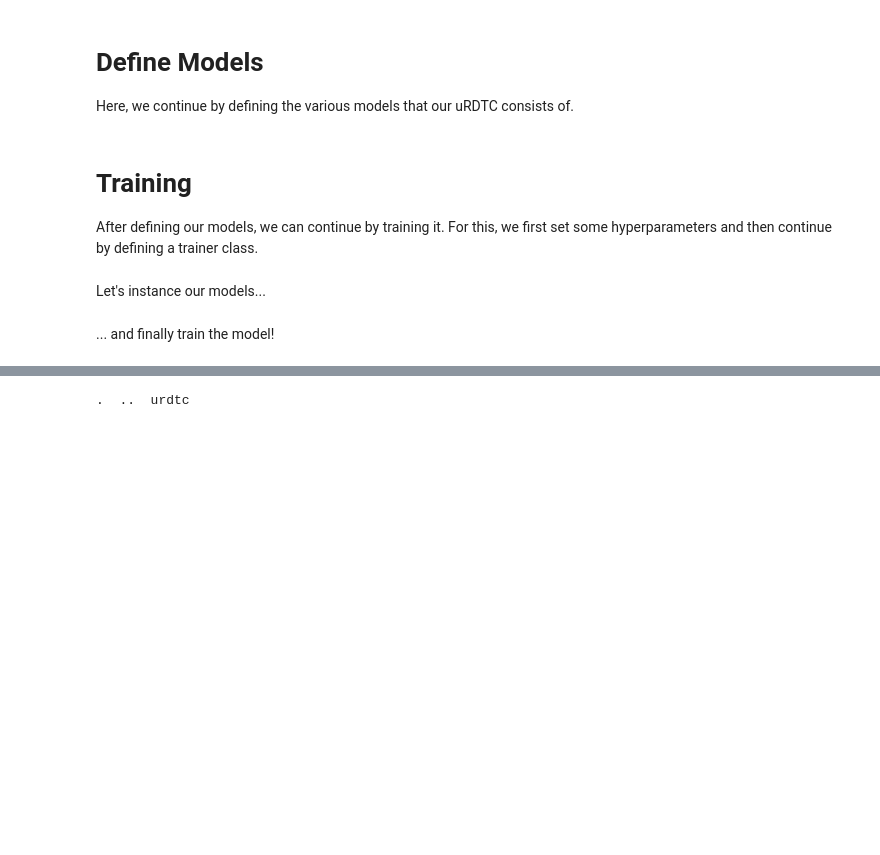
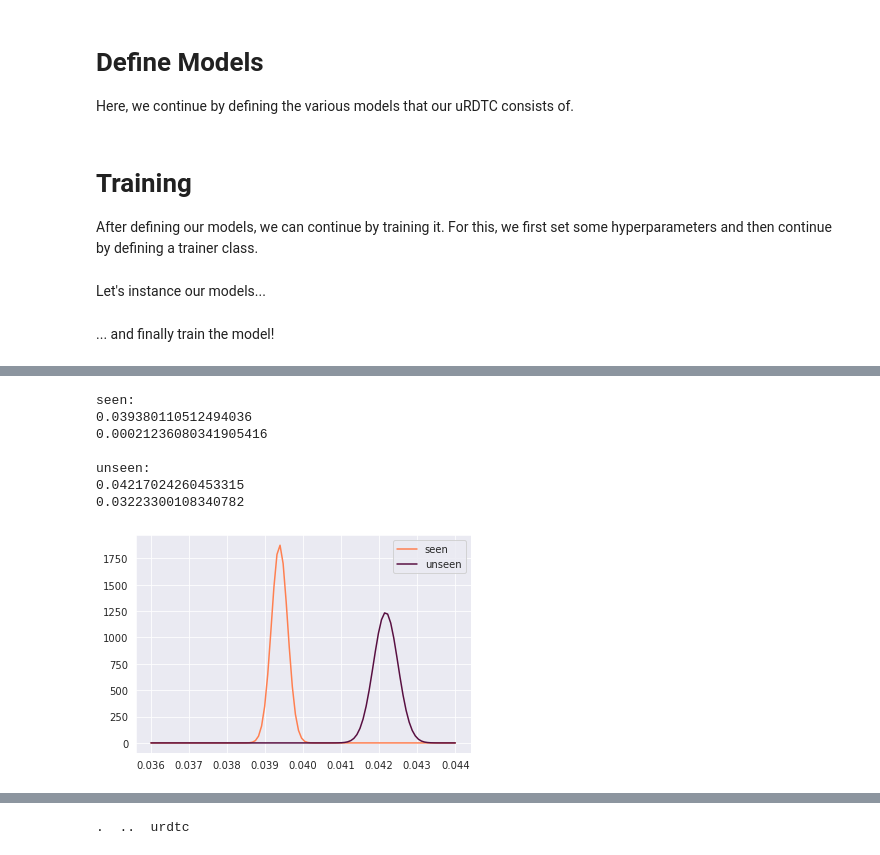
Before and after one commit to stefanwezel/urdtc, a Jupyter notebook: uRDTC.ipynb, the cells around one changed output, grey strips where cells are left out. Cells and saved outputs as stored; diff of their text form; code cells hidden in the pictures; blank space fills up the shorter version.

Commit message:
new figures

```diff
--- a/uRDTC.ipynb
+++ b/uRDTC.ipynb
@@ -1128,7 +1243,7 @@ attribute_coef = 0.2
 # attribute_size = 85#312 #1024
 # attribute_size = 312 #1024
 learning_rate = 0.001
-weight_decay = 0.0
+weight_decay = 0.00001
 step_size = 50
 num_epochs = 2
 max_iters = 10
@@ -1519,17 +1637,17 @@ cnn_out_size = 2048
 
 # initiate the observer classifier model
 model = OC('xoc', len(classes), 'dropoutcnn', in_channels,
-            cnn_out_size, dataset, 3, 40, # 13 worked
+            cnn_out_size, dataset, 2, 40, # 13 worked
             attribute_size, attribute_mtx, attribute_coef,
             hidden_size, tau_initial=5,
             use_pretrained=False, shallow=False)
 
 # load pretrained resnet backbone
 model.cnn = models.resnet152(pretrained=False)
-# model.cnn.fc = nn.Linear(model.cnn.fc.in_features, torch.load('/home/swezel/projects/urdtc/pretrained/cub_resnet152.pkl')['fc.weight'].size(0))
-# model.cnn.load_state_dict(torch.load('/home/swezel/projects/urdtc/pretrained/cub_resnet152.pkl'))
-model.cnn.fc = nn.Linear(model.cnn.fc.in_features, torch.load('/home/swezel/projects/urdtc/pretrained/{}_resnet152.pkl'.format(dataset))['fc.weight'].size(0))
-model.cnn.load_state_dict(torch.load('/home/swezel/projects/urdtc/pretrained/{}_resnet152.pkl'.format(dataset)))
+model.cnn.fc = nn.Linear(model.cnn.fc.in_features, torch.load('/home/swezel/projects/urdtc/pretrained/cub_resnet152.pkl')['fc.weight'].size(0))
+model.cnn.load_state_dict(torch.load('/home/swezel/projects/urdtc/pretrained/cub_resnet152.pkl'))
+# model.cnn.fc = nn.Linear(model.cnn.fc.in_features, torch.load('/home/swezel/projects/urdtc/pretrained/{}_resnet152.pkl'.format(dataset))['fc.weight'].size(0))
+# model.cnn.load_state_dict(torch.load('/home/swezel/projects/urdtc/pretrained/{}_resnet152.pkl'.format(dataset)))
 
 
 model.cnn.fc = nn.Identity()
@@ -1621,0 +1740,43 @@ Accuracy (test), Top1: 76.16%, Top5: 91.44%
+# %%
+seen_sigmas = []
+unseen_sigmas = []
+
+for batch_index in range(len(model.labels_list)):
+    for inner_batch_index in range(model.labels_list[batch_index].size(0)):
+        class_label = model.labels_list[batch_index][inner_batch_index].item()
+#         if class_label <= 151:
+        if class_label not in [11,18,19,25,26,28,30,31,32,41,74,75,98,113,138,139,161,177,180,182,183,192,199,177]:
+            seen_sigmas.append(model.sigmas_list[batch_index][inner_batch_index].mean().item())
+        else:
+            unseen_sigmas.append(model.sigmas_list[batch_index][inner_batch_index].mean().item())
+
+seen_sigmas = np.array(seen_sigmas)
+unseen_sigmas = np.array(unseen_sigmas)
+print('seen:')
+print(seen_sigmas.mean())
+print(seen_sigmas.std())
+print('\nunseen:')
+print(unseen_sigmas.mean())
+print(unseen_sigmas.std())
+# for plotting
+sns.set_style('darkgrid')
+x_min = 0.036#np.concatenate((seen_sigmas, unseen_sigmas)).min()
+x_max = 0.044#np.concatenate((seen_sigmas, unseen_sigmas)).max()
+x = np.linspace(x_min, x_max, 100)
+y_seen = scipy.stats.norm.pdf(x,seen_sigmas.mean(),seen_sigmas.std())
+y_unseen = scipy.stats.norm.pdf(x,unseen_sigmas.mean(), unseen_sigmas.std()/100)
+
+
+plt.plot(x,y_seen, color='coral', label = 'seen')
+plt.plot(x,y_unseen, color='xkcd:plum', label = 'unseen')
+plt.legend()
+plt.savefig(figure_path + 'zero_shot_uncertainty.pdf',bbox_inches='tight')
+# %% [output]
+seen:
+0.039380110512494036
+0.00021236080341905416
+
+unseen:
+0.04217024260453315
+0.03223300108340782
+[figure, added]
```
Also changed, not shown: parts of 10 cells of this notebook, 3 other files.
